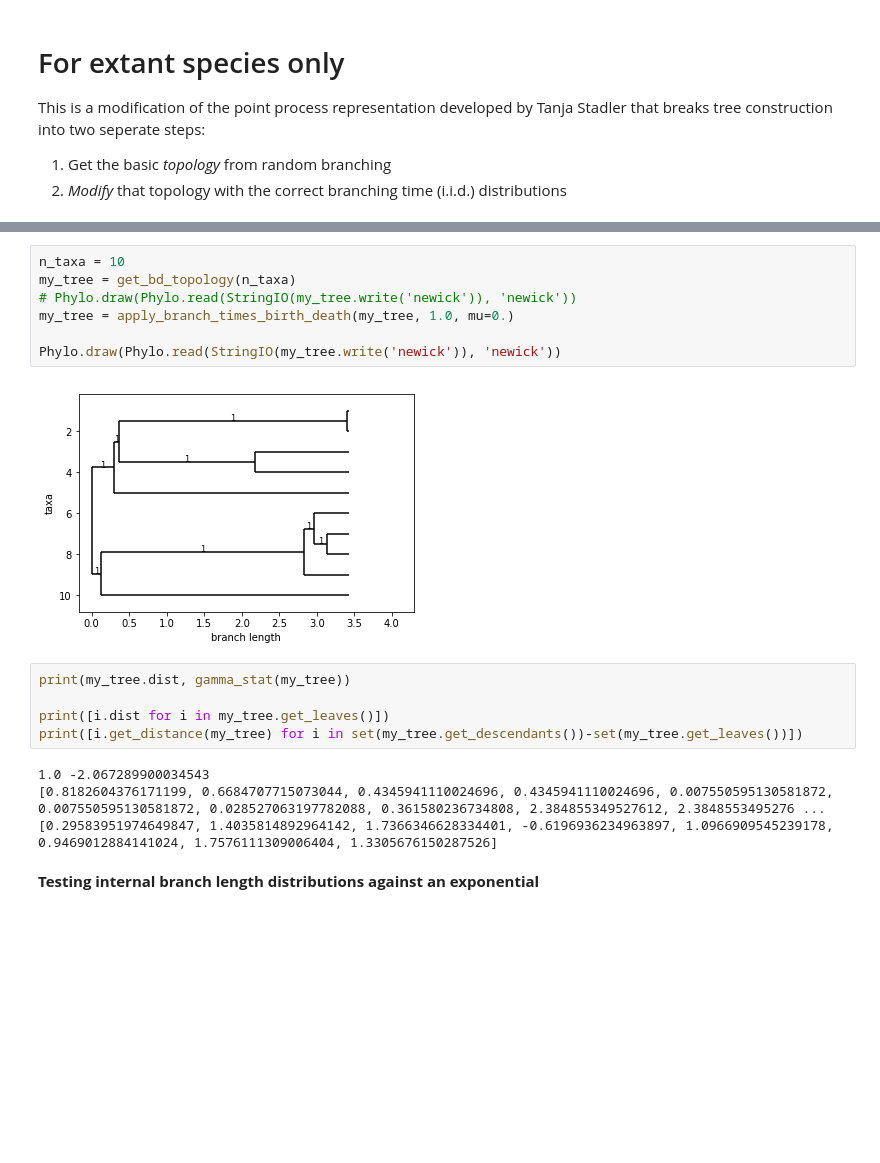
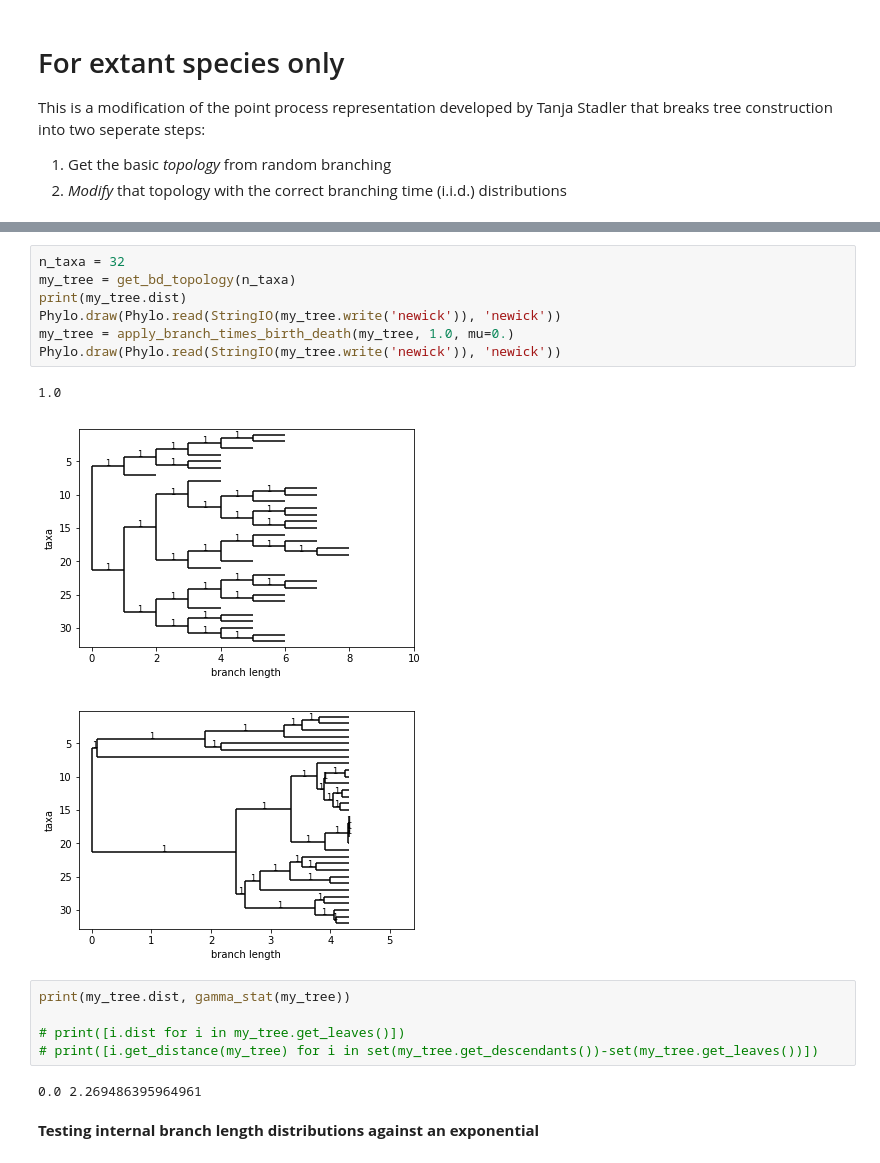
Before and after one commit to adamhockenberry/null-phy, a Jupyter notebook: Code/birth_death_DEV.ipynb, the cells around one changed output, grey strips where cells are left out. Cells and saved outputs as stored; diff of their text form; blank space fills up the shorter version.

```diff
--- a/Code/birth_death_DEV.ipynb
+++ b/Code/birth_death_DEV.ipynb
@@ -128,23 +125,23 @@ def apply_branch_times_birth_death(my_tree, beta, mu=0.):
         leaf.dist = btime - leaf.get_distance(my_tree) - my_tree.dist
     return my_tree
 # %%
-n_taxa = 10
+n_taxa = 32
 my_tree = get_bd_topology(n_taxa)
-# Phylo.draw(Phylo.read(StringIO(my_tree.write('newick')), 'newick'))
+print(my_tree.dist)
+Phylo.draw(Phylo.read(StringIO(my_tree.write('newick')), 'newick'))
 my_tree = apply_branch_times_birth_death(my_tree, 1.0, mu=0.)
-
 Phylo.draw(Phylo.read(StringIO(my_tree.write('newick')), 'newick'))
 # %% [output]
+1.0
-[figure, old version]
+[figure, new version]
+[figure, added]
 # %%
 print(my_tree.dist, gamma_stat(my_tree))
 
-print([i.dist for i in my_tree.get_leaves()])
-print([i.get_distance(my_tree) for i in set(my_tree.get_descendants())-set(my_tree.get_leaves())])
+# print([i.dist for i in my_tree.get_leaves()])
+# print([i.get_distance(my_tree) for i in set(my_tree.get_descendants())-set(my_tree.get_leaves())])
 # %% [output]
-1.0 -2.067289900034543
-[0.8182604376171199, 0.6684707715073044, 0.4345941110024696, 0.4345941110024696, 0.007550595130581872, 0.007550595130581872, 0.028527063197782088, 0.361580236734808, 2.384855349527612, 2.3848553495276 ...
-[0.29583951974649847, 1.4035814892964142, 1.7366346628334401, -0.6196936234963897, 1.0966909545239178, 0.9469012884141024, 1.7576111309006404, 1.3305676150287526]
+0.0 2.269486395964961
 # %% [markdown]
 **Testing internal branch length distributions against an exponential**
 # %%
```
Also changed, not shown: parts of 13 cells of this notebook, 5 other files.
